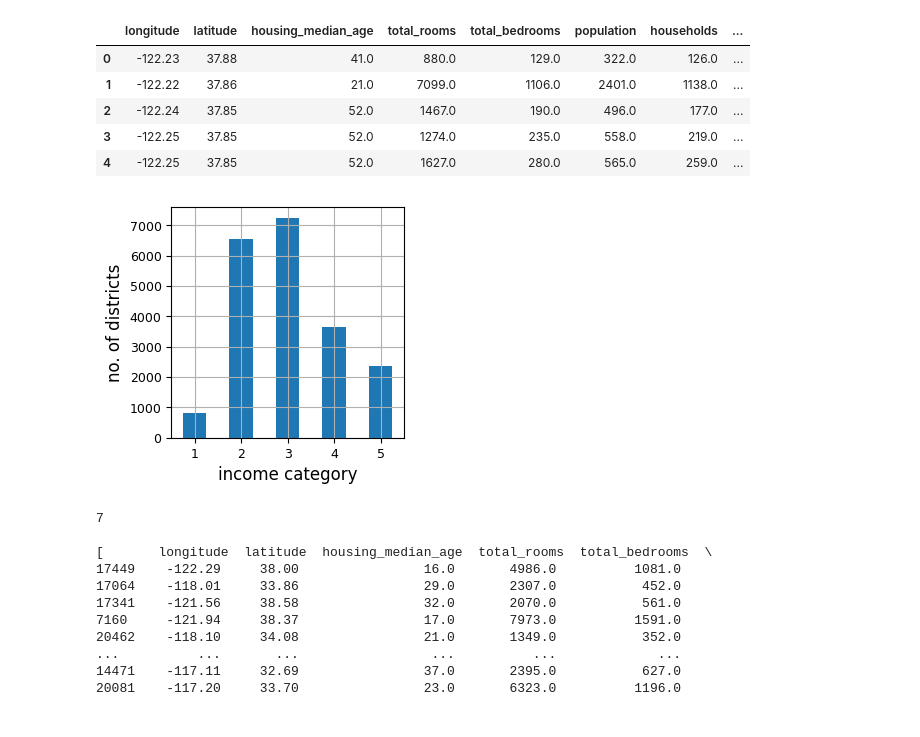
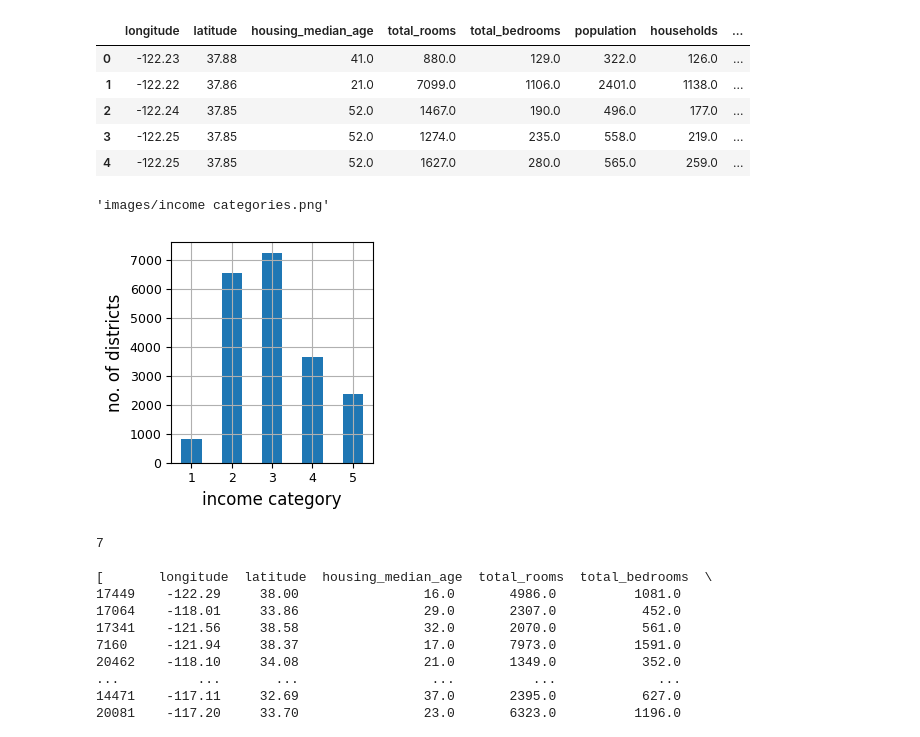
Before and after one commit to leztien/portfolio-project-linear-regression-for-price-prediction, a Jupyter notebook: exploratory_data_analysis.ipynb, the cells around one changed output. Cells and saved outputs as stored; diff of their text form; code cells hidden in the pictures.

Commit message:
changed utilities, added images

```diff
--- a/exploratory_data_analysis.ipynb
+++ b/exploratory_data_analysis.ipynb
@@ -100,10 +110,12 @@ df.head()
 # %%
 # Vizualise the categories
 df['income_cat'].value_counts().sort_index().plot.bar(rot=0, grid=True, figsize=(3,3))
 plt.xlabel("income category")
-plt.ylabel("no. of districts");
+plt.ylabel("no. of districts")
+save_fig("income categories")
 # %% [output]
+'images/income categories.png'
-[figure, old version]
+[figure, new version]
 # %%
 # Generate 7 different stratified splits
 
```
Also changed, not shown: parts of 9 cells of this notebook, 3 other files.
